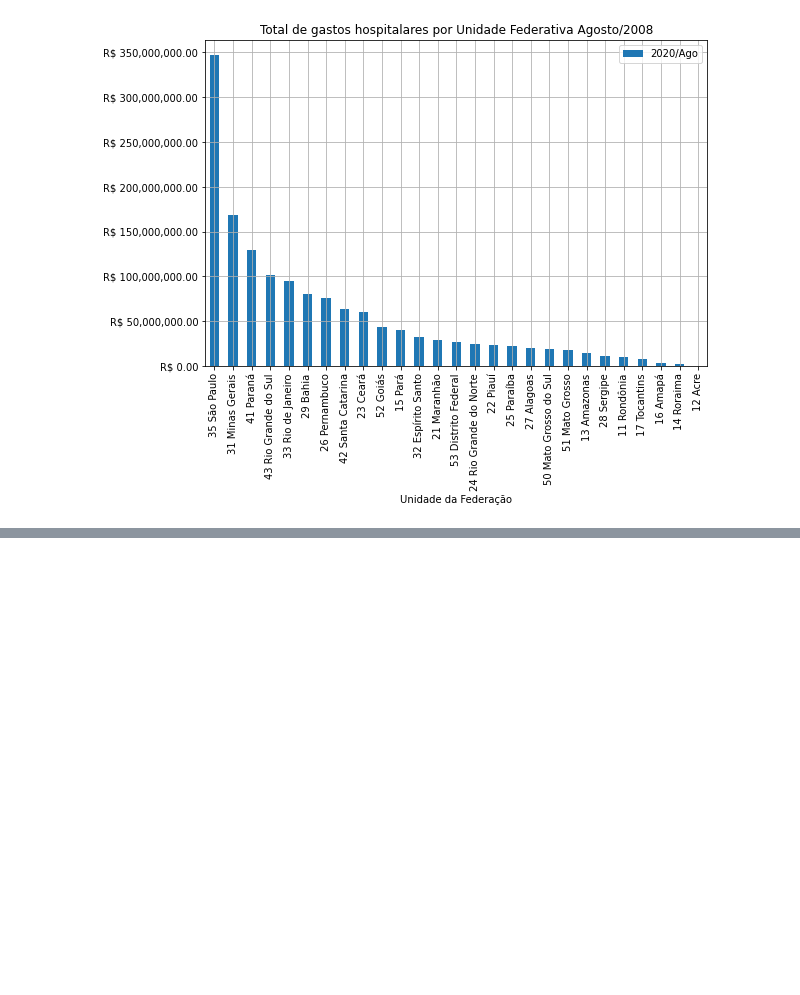
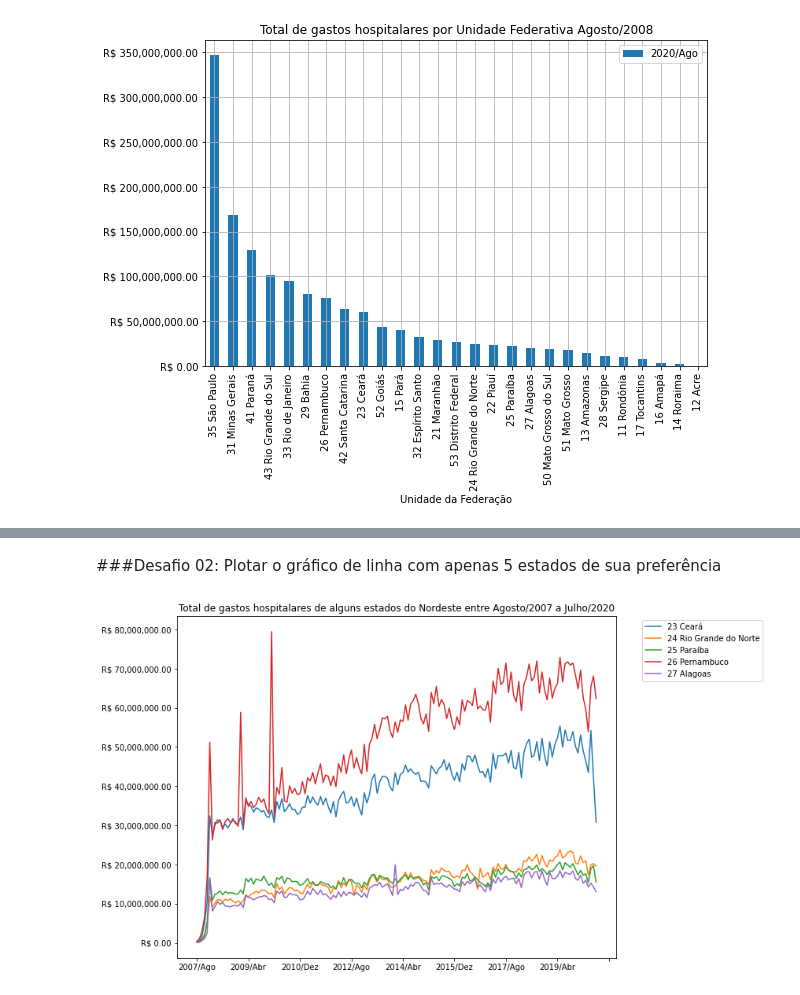
Before and after one commit to johnatanDM/bootcamp-datascience-alura, a Jupyter notebook: Módulo 1 - PYTHON E PANDAS PARA ANÁLISE DE DADOS REAIS/Bootcamp_Data_Science_Projeto_1.ipynb, the cells around one changed output, grey strips where cells are left out. Drawn from its saved outputs; the diff is of its cells as text; code cells hidden in the pictures; blank space fills up the shorter version.

```diff
--- a/Módulo 1 - PYTHON E PANDAS PARA ANÁLISE DE DADOS REAIS/Bootcamp_Data_Science_Projeto_1.ipynb
+++ b/Módulo 1 - PYTHON E PANDAS PARA ANÁLISE DE DADOS REAIS/Bootcamp_Data_Science_Projeto_1.ipynb
@@ -131,0 +246,11 @@ plt.show()
+# %% [markdown]
+###Desafio 02: Plotar o gráfico de linha com apenas 5 estados de sua preferência
+# %%
+alguns_estados = dados_usaveis.loc[['23 Ceará', '24 Rio Grande do Norte', '25 Paraíba', '26 Pernambuco', '27 Alagoas']]
+ax = alguns_estados.T.plot(figsize=(10,8))
+plt.legend(bbox_to_anchor=(1.05, 1), loc='upper left')
+ax.yaxis.set_major_formatter(ticker.StrMethodFormatter("R$ {x:,.2f}"))
+plt.title('Total de gastos hospitalares de alguns estados do Nordeste entre Agosto/2007 a Julho/2020')
+plt.show()
+# %% [output]
+[figure, added]
```
Also changed, not shown: parts of 21 cells of this notebook.
